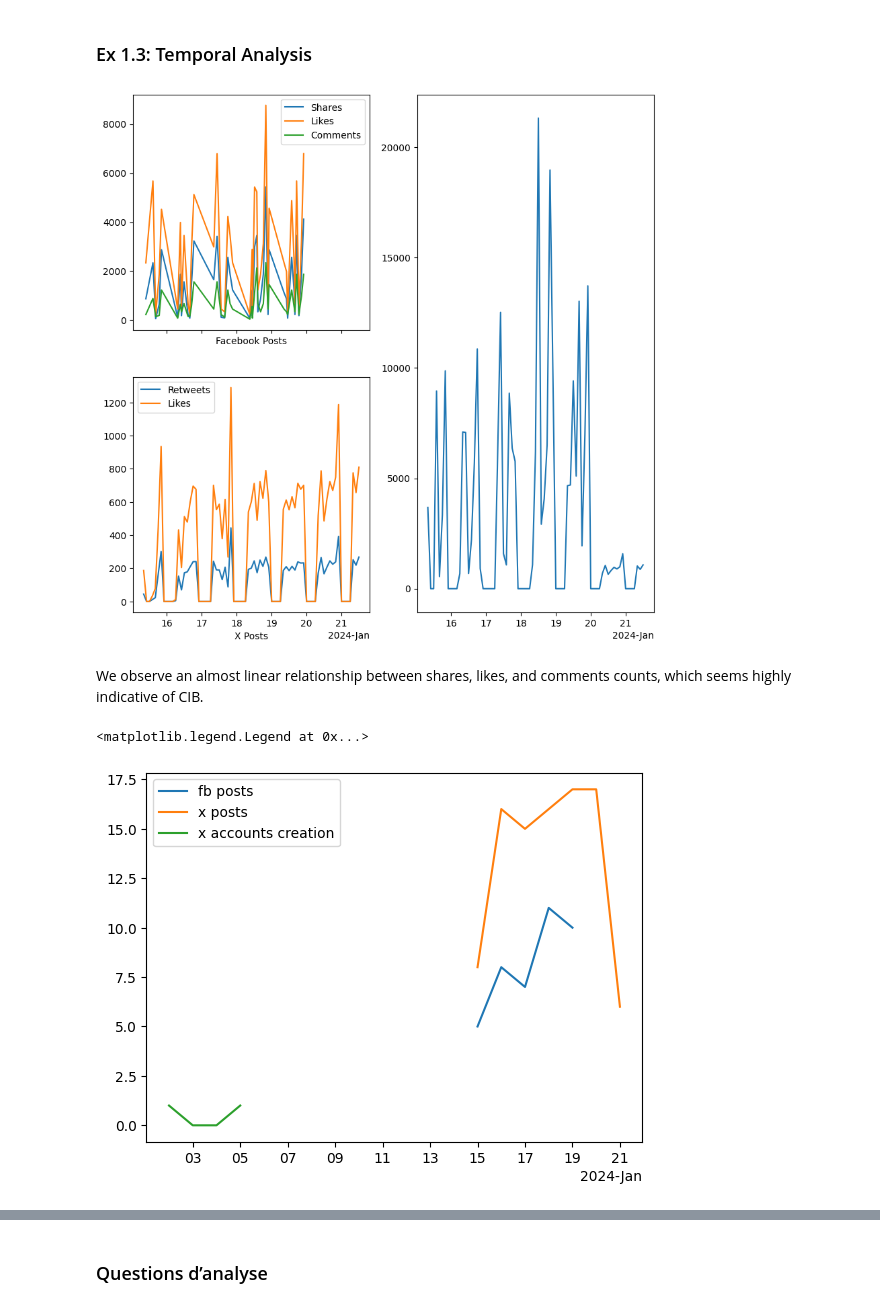
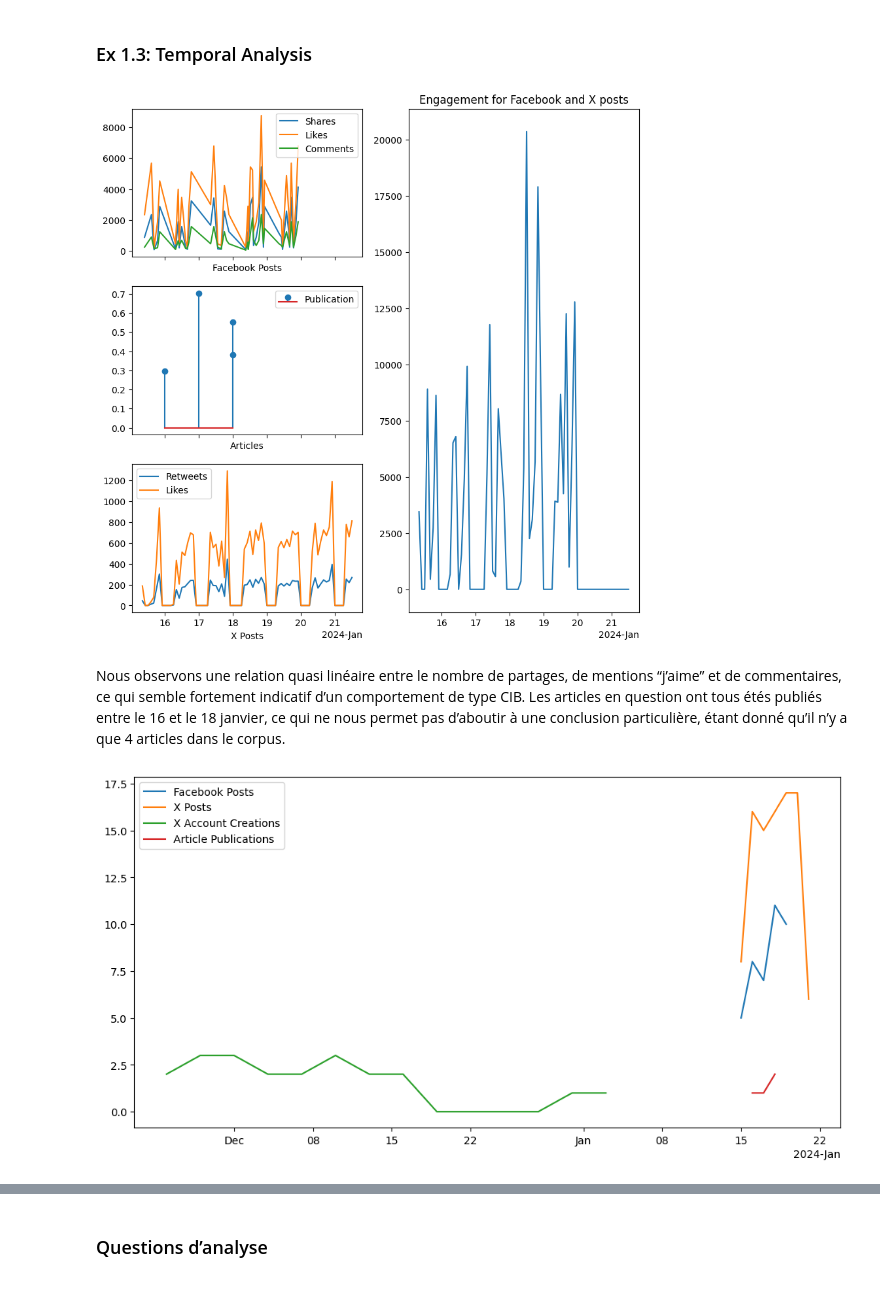
Before and after one commit to matthewslouismarie/esilv-social-engineering-td3, a Jupyter notebook: preprocess_data.ipynb, the cells around one changed output, grey strips where cells are left out. Saved outputs shown, nothing was run; the diff lists cells and outputs as text; code cells hidden in the pictures.

Commit message:
Add articles into unified dataset

````diff
--- a/preprocess_data.ipynb
+++ b/preprocess_data.ipynb
@@ -36,3 +40,20 @@ Auteur: {author}
 
 {content}
 ```
+# %%
+list_articles = []
+with open('donnees/articles_web.txt', 'r') as f:
+    lines = f.readlines()
+for article in ''.join(lines).split('========================================\nARTICLE '):
+    if '' != article:
+
+        (source, source_leftover) = article[12:].split('\nDate: ')
+        (date, date_leftover) = source_leftover.split('\nAuteur: ')
+        (author, author_leftover) = date_leftover.split('\n========================================\n\n')
+        content = author_leftover[:-1]
+
+        list_articles.append([source, author, date, content, pd.NA]) # NA because no engagement available for articles
+
+df_articles = pd.DataFrame(list_articles, columns=['platform', 'author', 'date', 'content', 'engagement'])
+df_articles['date'] = pd.to_datetime(df_articles['date'])
+df_articles.info()
@@ -41,6 +75,6 @@ Auteur: {author}
 # %%
 fb_posts_df = pd.read_json('donnees/facebook_posts.json', convert_dates=['post_date'])
 fb_posts_df.sort_values('post_date', inplace=True) # We sort by date
-fb_posts_df['interactions'] = fb_posts_df['likes'] + fb_posts_df['shares'] + fb_posts_df['comments']
+fb_posts_df['engagement'] = fb_posts_df['likes'] + fb_posts_df['shares'] + fb_posts_df['comments']
 fb_posts_df.describe()
 # %% [output]
@@ -142,7 +178,8 @@ posts_df
 fig = plt.figure(figsize=(10, 10))
 # sub_fig, (ax_fb, ax_x) = plt.subplots(2, 1, sharex=True)
 
-ax_x = fig.add_subplot(2, 2, 3)
+ax_x = fig.add_subplot(3, 2, 5)
+# On groupe par 2h pour que ce soit plus lisible et facile à comprendre
 ax_x_df = x_posts_df.set_index('date').groupby(pd.Grouper(freq='2h')).sum()
 ax_x.plot(ax_x_df.index, ax_x_df['retweets'], label="Retweets")
 ax_x.plot(ax_x_df.index, ax_x_df['likes'], label="Likes")
@@ -150,7 +187,7 @@ ax_x.legend()
 ax_x.set_xlabel("X Posts")
 ax_x.xaxis.set_major_formatter(plt_dates.ConciseDateFormatter(ax_x.xaxis.get_major_locator()))
 
-ax_fb = fig.add_subplot(2, 2, 1, sharex=ax_x)
+ax_fb = fig.add_subplot(3, 2, 1, sharex=ax_x)
 ax_fb.plot(fb_posts_df['post_date'], fb_posts_df['shares'], label="Shares")
 ax_fb.plot(fb_posts_df['post_date'], fb_posts_df['likes'], label="Likes")
 ax_fb.plot(fb_posts_df['post_date'], fb_posts_df['comments'], label="Comments")
@@ -158,29 +195,39 @@ ax_fb.set_xlabel("Facebook Posts")
 ax_fb.legend()
 ax_fb.tick_params(labelbottom=False)
 
+ax_arts = fig.add_subplot(3, 2, 3, sharex=ax_x)
+ax_arts.stem(df_articles['date'], np.random.rand(len(df_articles)), label="Publication")
+ax_arts.set_xlabel("Articles")
+ax_arts.legend()
+ax_arts.tick_params(labelbottom=False)
+
 ax_unified = fig.add_subplot(1, 2, 2)
+# Idem (on groupe par deux heures)
 df_fb_x = posts_df.set_index('date').groupby(pd.Grouper(freq='2h')).sum()
-ax_unified.plot(df_fb_x.index, df_fb_x['interactions'])
+ax_unified.plot(df_fb_x.index, df_fb_x['engagement'])
+ax_unified.set_title('Engagement for Facebook and X posts')
 ax_unified.xaxis.set_major_formatter(plt_dates.ConciseDateFormatter(ax_unified.xaxis.get_major_locator()))
-ax_unified.set_title('All posts combined')
 # %% [output]
-[figure, old version]
+[figure, new version]
 # %% [markdown]
-We observe an almost linear relationship between shares, likes, and comments counts, which seems highly indicative of CIB.
+Nous observons une relation quasi linéaire entre le nombre de partages, de mentions “j’aime” et de commentaires, ce qui semble fortement indicatif d’un comportement de type CIB.
+Les articles en question ont tous étés publiés entre le 16 et le 18 janvier, ce qui ne nous permet pas d’aboutir à une conclusion particulière, étant donné qu’il n’y a que 4 articles dans le corpus.
 # %%
 fb_n_posts = fb_posts_df.set_index('post_date').groupby(pd.Grouper(freq='D')).count()
-x_n_accounts = x_accounts_df[x_accounts_df['created_date'] > '2024-01-01'].set_index('created_date').groupby(pd.Grouper(freq='D')).count()
+# La création de comptes remonte à beaucoup plus long, on est obligé de se limiter
+x_n_accounts = x_accounts_df[x_accounts_df['created_date'] > '2023-11-01'].set_index('created_date').groupby(pd.Grouper(freq='3D')).count()
 x_n_posts_df = x_posts_df.set_index('date').groupby(pd.Grouper(freq='D')).count()
+df_n_articles = df_articles.set_index('date').groupby(pd.Grouper(freq='D')).count()
 
 #.groupby(by='post_date').count()
 # %%
-fig, ax = plt.subplots()
+fig, ax = plt.subplots(figsize=(12, 6))
 ax.plot(fb_n_posts.index, fb_n_posts['content'])
 ax.plot(x_n_posts_df.index, x_n_posts_df['likes'])
 ax.plot(x_n_accounts.index, x_n_accounts['bio'])
+ax.plot(df_n_articles.index, df_n_articles['content'])
+ax.legend(['Facebook Posts', 'X Posts', 'X Account Creations', 'Article Publications'])
 ax.xaxis.set_major_formatter(plt_dates.ConciseDateFormatter(ax.xaxis.get_major_locator()))
-ax.legend(['fb posts', 'x posts', 'x accounts creation'])
 # %% [output]
-<matplotlib.legend.Legend at 0x...>
-[figure, old version]
+[figure, new version]
 # %% [markdown]
````
Also changed, not shown: parts of 15 cells of this notebook, 3 other files.
